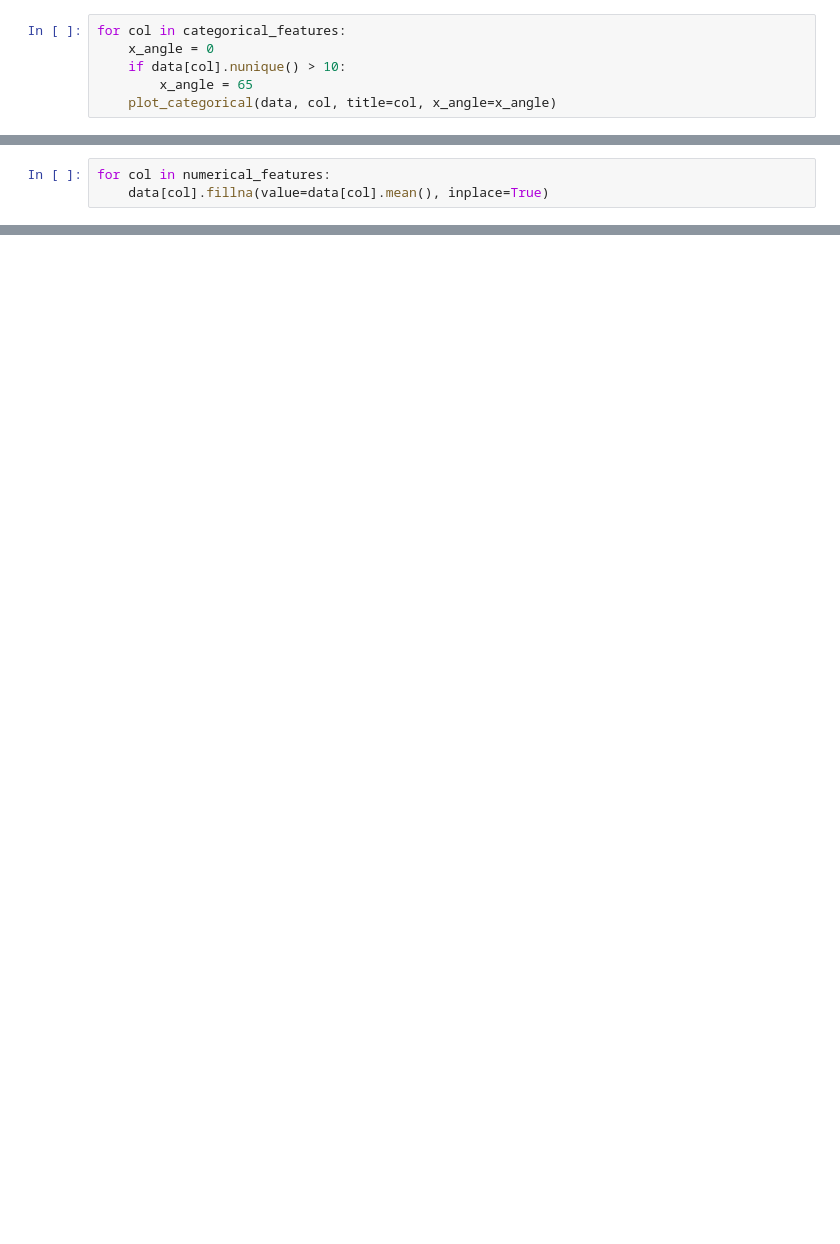
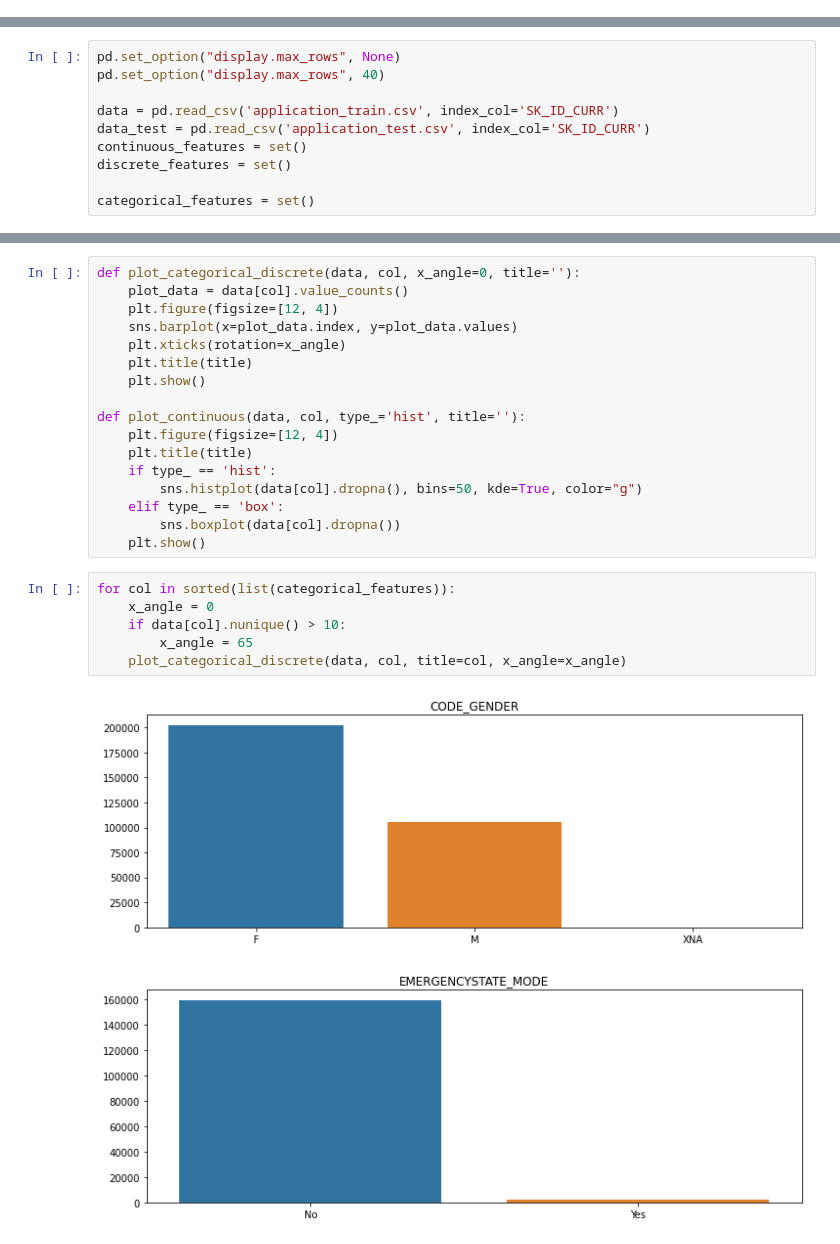
Before and after one commit to wykyee/ML, a Jupyter notebook: lab_2.ipynb, the cells around one changed output, grey strips where cells are left out. Drawn from its saved outputs; the diff is of its cells as text; blank space fills up the shorter version.

```diff
--- a/lab_2.ipynb
+++ b/lab_2.ipynb
@@ -113,6 +0,0 @@ def plot_numerical(data, col, type_='hist', title=''):
-# %%
-for col in categorical_features:
-    x_angle = 0
-    if data[col].nunique() > 10:
-        x_angle = 65
-    plot_categorical(data, col, title=col, x_angle=x_angle)
@@ -172,3 +0,0 @@ from sklearn.metrics import accuracy_score
-# %%
-for col in numerical_features:
-    data[col].fillna(value=data[col].mean(), inplace=True)
@@ -243,0 +14,10 @@ AMT_INCOME_TOTAL: 7.089234136808218e-05
+# %%
+pd.set_option("display.max_rows", None)
+pd.set_option("display.max_rows", 40)
+
+data = pd.read_csv('application_train.csv', index_col='SK_ID_CURR')
+data_test = pd.read_csv('application_test.csv', index_col='SK_ID_CURR')
+continuous_features = set()
+discrete_features = set()
+
+categorical_features = set()
@@ -243,0 +129,26 @@ AMT_INCOME_TOTAL: 7.089234136808218e-05
+# %%
+def plot_categorical_discrete(data, col, x_angle=0, title=''):
+    plot_data = data[col].value_counts()
+    plt.figure(figsize=[12, 4])
+    sns.barplot(x=plot_data.index, y=plot_data.values)
+    plt.xticks(rotation=x_angle)
+    plt.title(title)
+    plt.show()
+
+def plot_continuous(data, col, type_='hist', title=''):
+    plt.figure(figsize=[12, 4])
+    plt.title(title)
+    if type_ == 'hist':
+        sns.histplot(data[col].dropna(), bins=50, kde=True, color="g")
+    elif type_ == 'box':
+        sns.boxplot(data[col].dropna())
+    plt.show()
+# %%
+for col in sorted(list(categorical_features)):
+    x_angle = 0
+    if data[col].nunique() > 10:
+        x_angle = 65
+    plot_categorical_discrete(data, col, title=col, x_angle=x_angle)
+# %% [output]
+[figure, added]
+[figure, added]
```
Also changed, not shown: parts of 49 cells of this notebook, 1 other file.
